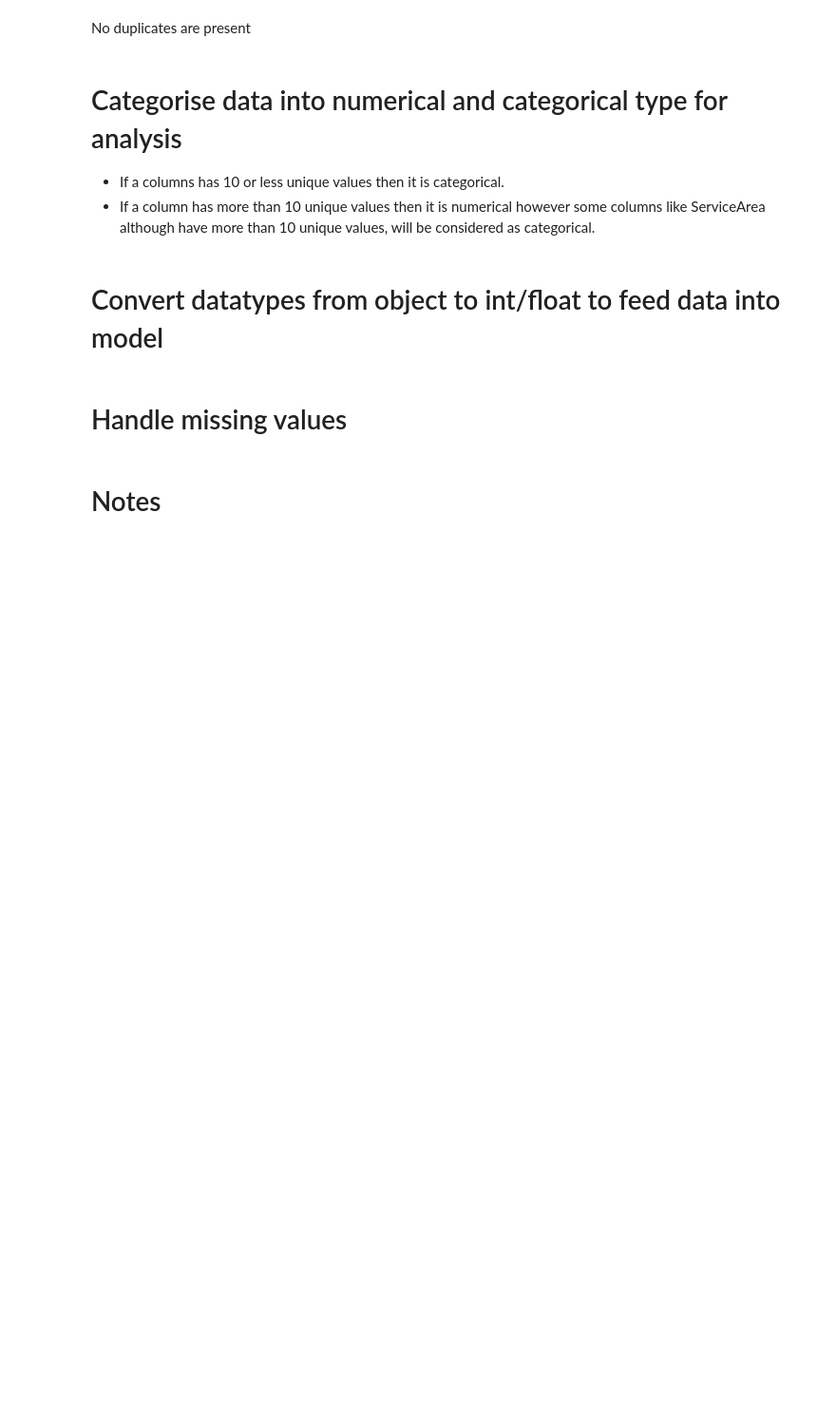
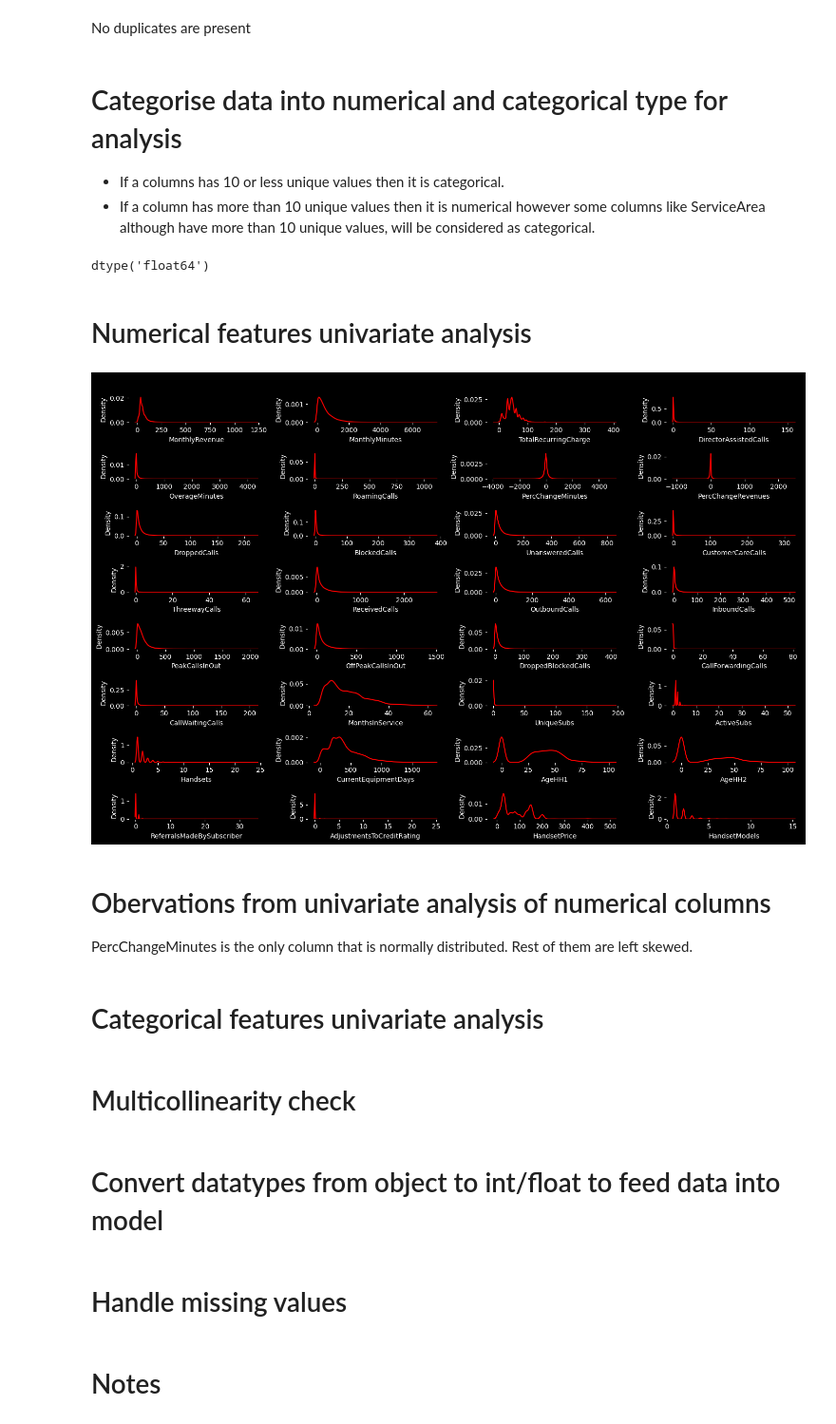
Before and after one commit to Radhika5062/customer_churn_prediction, a Jupyter notebook: eda.ipynb, the cells around one changed output. Shown at 95% size. Saved outputs shown, nothing was run; the diff lists cells and outputs as text; code cells hidden in the pictures; blank space fills up the shorter version.

```diff
--- a/eda.ipynb
+++ b/eda.ipynb
@@ -328,3 +206,34 @@ categorical_features = ['ChildrenInHH', 'HandsetRefurbished', 'HandsetWebCapable
 numerical_features = ['MonthlyRevenue', 'MonthlyMinutes', 'TotalRecurringCharge', 'DirectorAssistedCalls', 'OverageMinutes', 'RoamingCalls', 'PercChangeMinutes', 'PercChangeRevenues', 'DroppedCalls', 'BlockedCalls', 'UnansweredCalls', 'CustomerCareCalls', 'ThreewayCalls', 'ReceivedCalls', 'OutboundCalls', 'InboundCalls', 'PeakCallsInOut', 'OffPeakCallsInOut', 'DroppedBlockedCalls', 'CallForwardingCalls', 'CallWaitingCalls', 'MonthsInService', 'UniqueSubs', 'ActiveSubs', 'Handsets', 'CurrentEquipmentDays', 'AgeHH1', 'AgeHH2', 'ReferralsMadeBySubscriber', 'AdjustmentsToCreditRating', 'HandsetPrice', 'HandsetModels']
 
 target = ['Churn']
+# %%
+# HandsetPrice, which I have considered as a numerical column has some data which is  "unknown". Will need to convert this into NA for univariate analysis
+df['HandsetPrice'] = pd.to_numeric(df['HandsetPrice'], errors ='coerce')
+# %%
+df['HandsetPrice'].dtype
+# %% [output]
+dtype('float64')
+# %% [markdown]
+# Numerical features univariate analysis
+# %%
+plt.figure(figsize = (15, 10), facecolor = 'black')
+plt.suptitle('Univariate analysis of numerical features', fontsize = 20, fontweight = 'bold')
+for i in range(len(numerical_features)):
+    ax = plt.subplot(8, 4, i + 1)
+    sns.kdeplot(data = df[numerical_features[i]], color='red')
+    plt.xlabel(numerical_features[i])
+    plt.tight_layout()
+    ax.set_facecolor('black')
+
+    # Change the color of labels and tick marks
+    ax.xaxis.label.set_color('white')
+    ax.yaxis.label.set_color('white')
+    ax.tick_params(axis = 'x', colors = 'white')
+    ax.tick_params(axis = 'y', colors = 'white')
+# %% [output]
+[figure, added]
+# %% [markdown]
+# Obervations from univariate analysis of numerical columns
+PercChangeMinutes is the only column that is normally distributed. Rest of them are left skewed.
+# %% [markdown]
+# Categorical features univariate analysis
@@ -330,0 +258,2 @@ target = ['Churn']
+# %% [markdown]
+# Multicollinearity check
```
Also changed, not shown: parts of 16 cells of this notebook, 1 other file.
